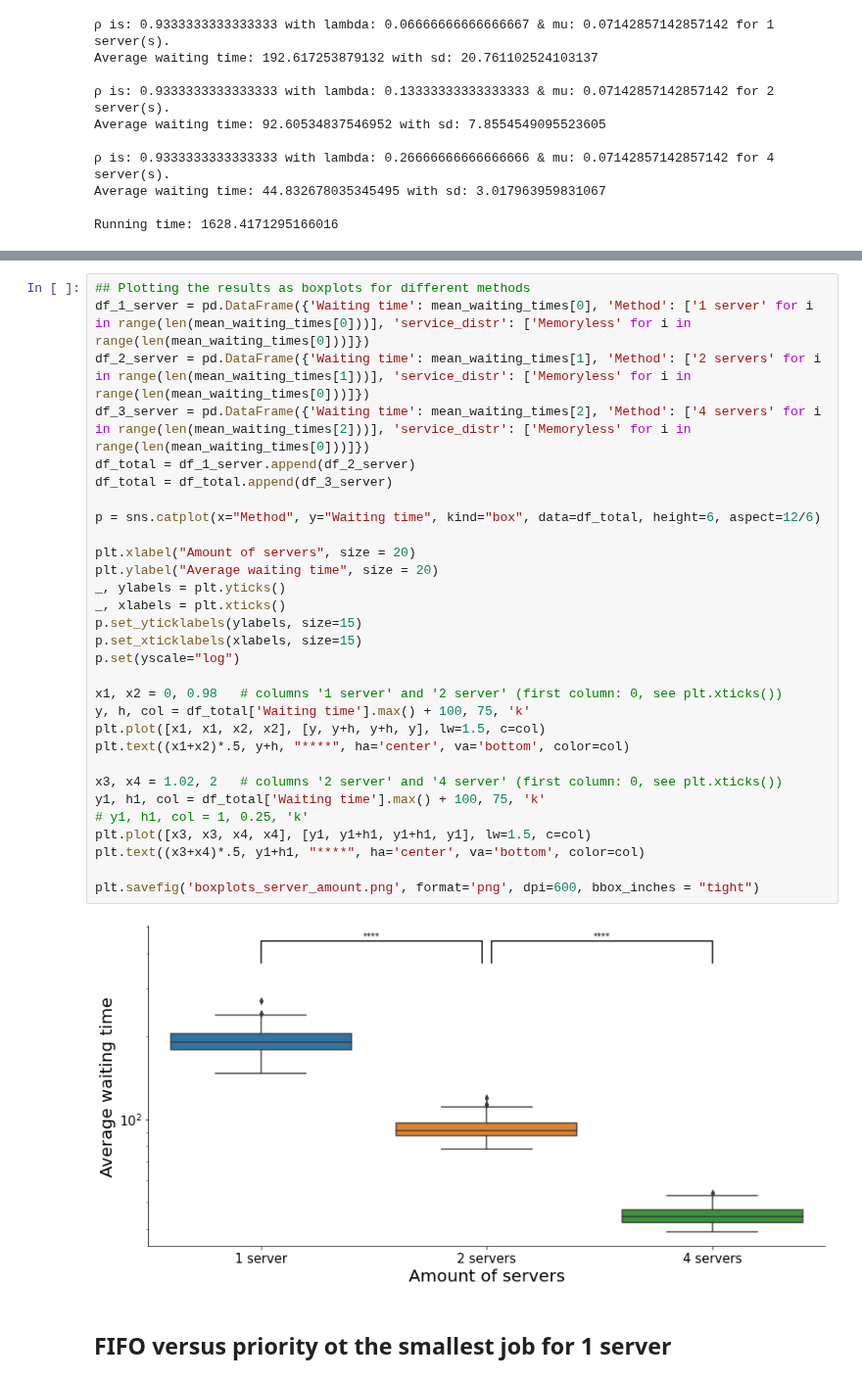
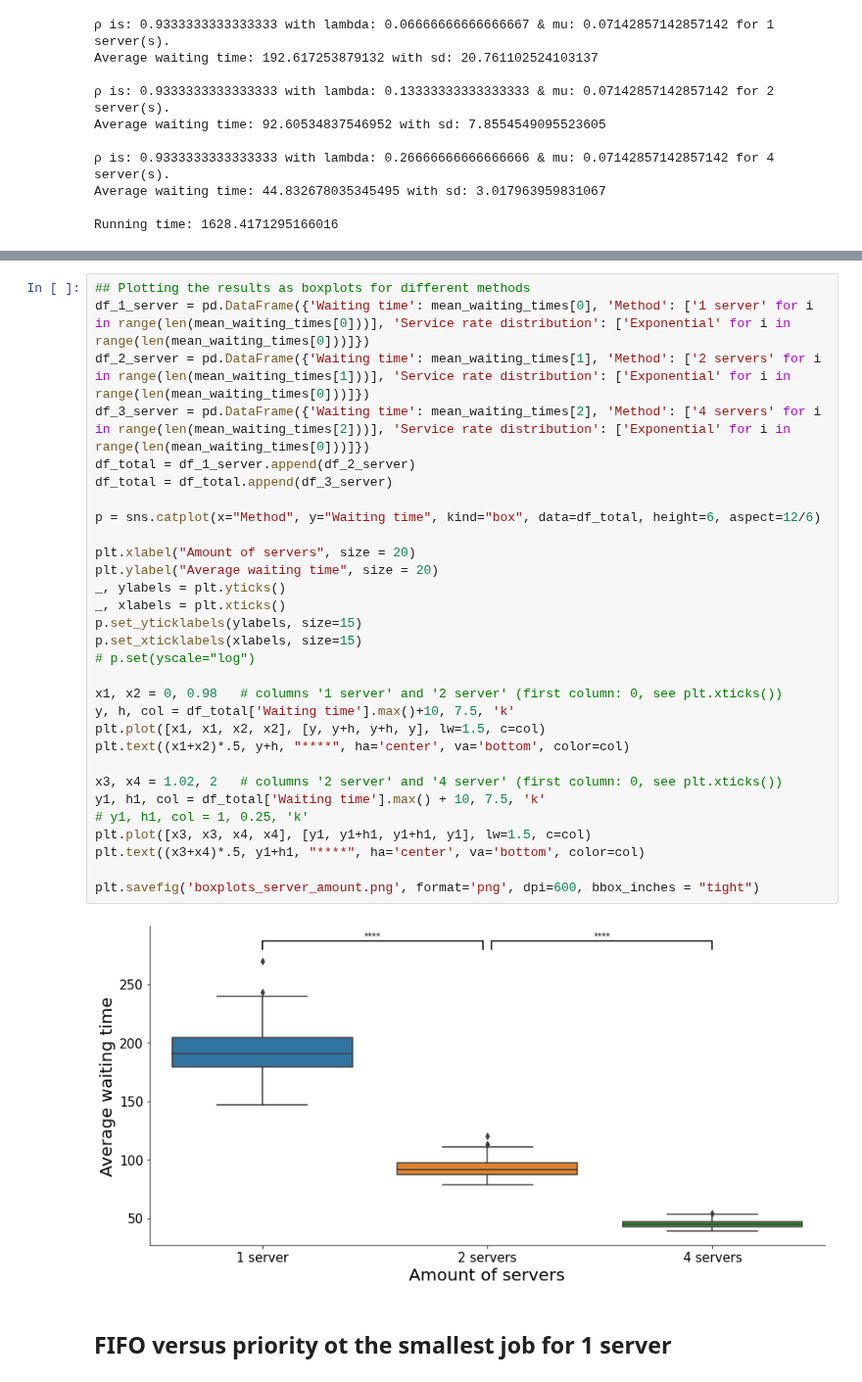
Before and after one commit to Florisdv5/DES-simulation, a Jupyter notebook: DES simulation.ipynb, the cells around one changed output, grey strips where cells are left out. Shown at 98% size. Drawn from its saved outputs; the diff is of its cells as text.

```diff
--- a/DES simulation.ipynb
+++ b/DES simulation.ipynb
@@ -94,36 +97,36 @@ MannwhitneyuResult(statistic=0.0, pvalue=1.2810718345817004e-34)
 MannwhitneyuResult(statistic=0.0, pvalue=1.2810718345817004e-34)
 # %%
 ## Plotting the results as boxplots for different methods
-df_1_server = pd.DataFrame({'Waiting time': mean_waiting_times[0], 'Method': ['1 server' for i in range(len(mean_waiting_times[0]))], 'service_distr': ['Memoryless' for i in range(len(mean_waiting_times[0]))]})
-df_2_server = pd.DataFrame({'Waiting time': mean_waiting_times[1], 'Method': ['2 servers' for i in range(len(mean_waiting_times[1]))], 'service_distr': ['Memoryless' for i in range(len(mean_waiting_times[0]))]})
-df_3_server = pd.DataFrame({'Waiting time': mean_waiting_times[2], 'Method': ['4 servers' for i in range(len(mean_waiting_times[2]))], 'service_distr': ['Memoryless' for i in range(len(mean_waiting_times[0]))]})
+df_1_server = pd.DataFrame({'Waiting time': mean_waiting_times[0], 'Method': ['1 server' for i in range(len(mean_waiting_times[0]))], 'Service rate distribution': ['Exponential' for i in range(len(mean_waiting_times[0]))]})
+df_2_server = pd.DataFrame({'Waiting time': mean_waiting_times[1], 'Method': ['2 servers' for i in range(len(mean_waiting_times[1]))], 'Service rate distribution': ['Exponential' for i in range(len(mean_waiting_times[0]))]})
+df_3_server = pd.DataFrame({'Waiting time': mean_waiting_times[2], 'Method': ['4 servers' for i in range(len(mean_waiting_times[2]))], 'Service rate distribution': ['Exponential' for i in range(len(mean_waiting_times[0]))]})
 df_total = df_1_server.append(df_2_server)
 df_total = df_total.append(df_3_server)
 
 p = sns.catplot(x="Method", y="Waiting time", kind="box", data=df_total, height=6, aspect=12/6)
 
 plt.xlabel("Amount of servers", size = 20)
 plt.ylabel("Average waiting time", size = 20)
 _, ylabels = plt.yticks()
 _, xlabels = plt.xticks()
 p.set_yticklabels(ylabels, size=15)
 p.set_xticklabels(xlabels, size=15)
-p.set(yscale="log")
+# p.set(yscale="log")
 
 x1, x2 = 0, 0.98   # columns '1 server' and '2 server' (first column: 0, see plt.xticks())
-y, h, col = df_total['Waiting time'].max() + 100, 75, 'k'
+y, h, col = df_total['Waiting time'].max()+10, 7.5, 'k'
 plt.plot([x1, x1, x2, x2], [y, y+h, y+h, y], lw=1.5, c=col)
 plt.text((x1+x2)*.5, y+h, "****", ha='center', va='bottom', color=col)
 
 x3, x4 = 1.02, 2   # columns '2 server' and '4 server' (first column: 0, see plt.xticks())
-y1, h1, col = df_total['Waiting time'].max() + 100, 75, 'k'
+y1, h1, col = df_total['Waiting time'].max() + 10, 7.5, 'k'
 # y1, h1, col = 1, 0.25, 'k'
 plt.plot([x3, x3, x4, x4], [y1, y1+h1, y1+h1, y1], lw=1.5, c=col)
 plt.text((x3+x4)*.5, y1+h1, "****", ha='center', va='bottom', color=col)
 
 plt.savefig('boxplots_server_amount.png', format='png', dpi=600, bbox_inches = "tight")
 # %% [output]
-[figure, old version]
+[figure, new version]
 # %% [markdown]
 ## FIFO versus priority ot the smallest job for 1 server
 # %%
```
Also changed, not shown: parts of 7 cells of this notebook.
